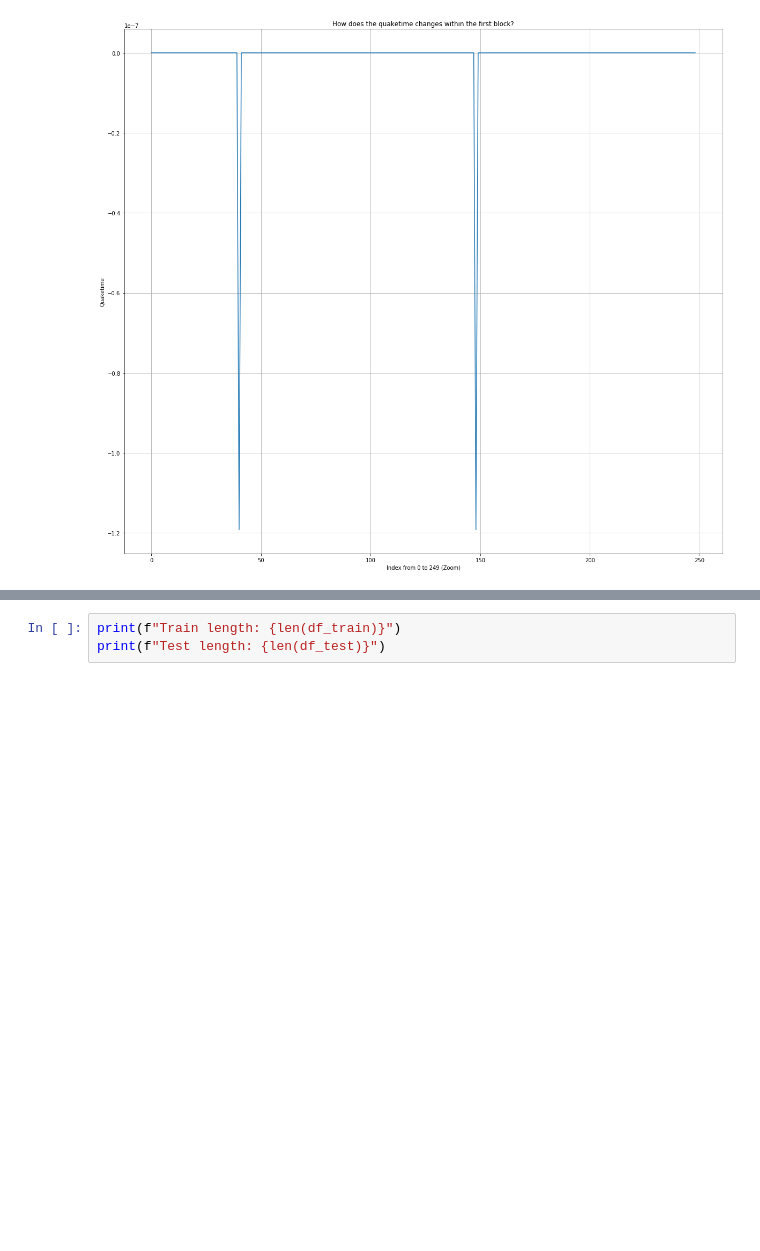
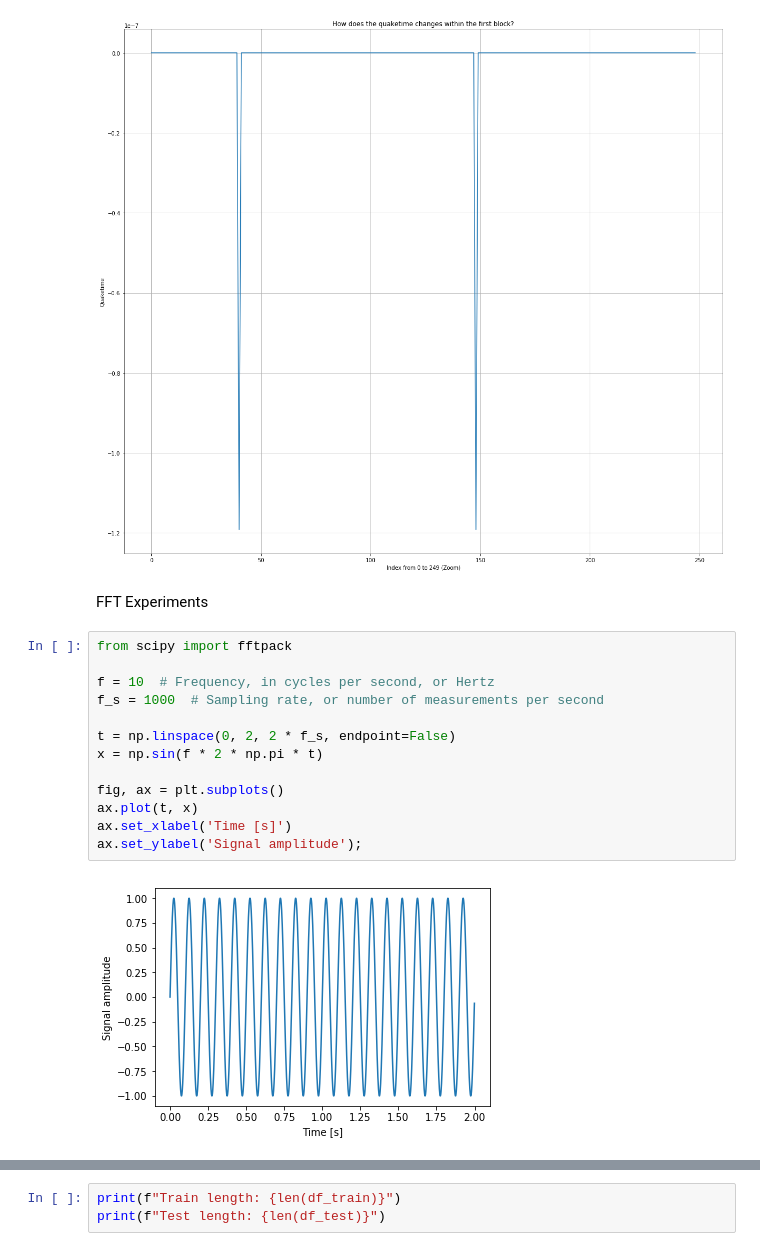
Before and after one commit to kszczupak/kaggle_competitions, a Jupyter notebook: LANL_Earthquake_Prediction/Various_Experiments.ipynb, the cells around one changed output, grey strips where cells are left out. Cells and saved outputs as stored; diff of their text form; blank space fills up the shorter version.

```diff
--- a/LANL_Earthquake_Prediction/Various_Experiments.ipynb
+++ b/LANL_Earthquake_Prediction/Various_Experiments.ipynb
@@ -304,3 +306,20 @@ ax.set_title("How does the quaketime changes within the first block?");
 ax.grid()
 # %% [output]
 [figure]
+# %% [markdown]
+FFT Experiments
+# %%
+from scipy import fftpack
+
+f = 10  # Frequency, in cycles per second, or Hertz
+f_s = 1000  # Sampling rate, or number of measurements per second
+
+t = np.linspace(0, 2, 2 * f_s, endpoint=False)
+x = np.sin(f * 2 * np.pi * t)
+
+fig, ax = plt.subplots()
+ax.plot(t, x)
+ax.set_xlabel('Time [s]')
+ax.set_ylabel('Signal amplitude');
+# %% [output]
+[figure, added]
```
Also changed, not shown: parts of 8 cells of this notebook.
